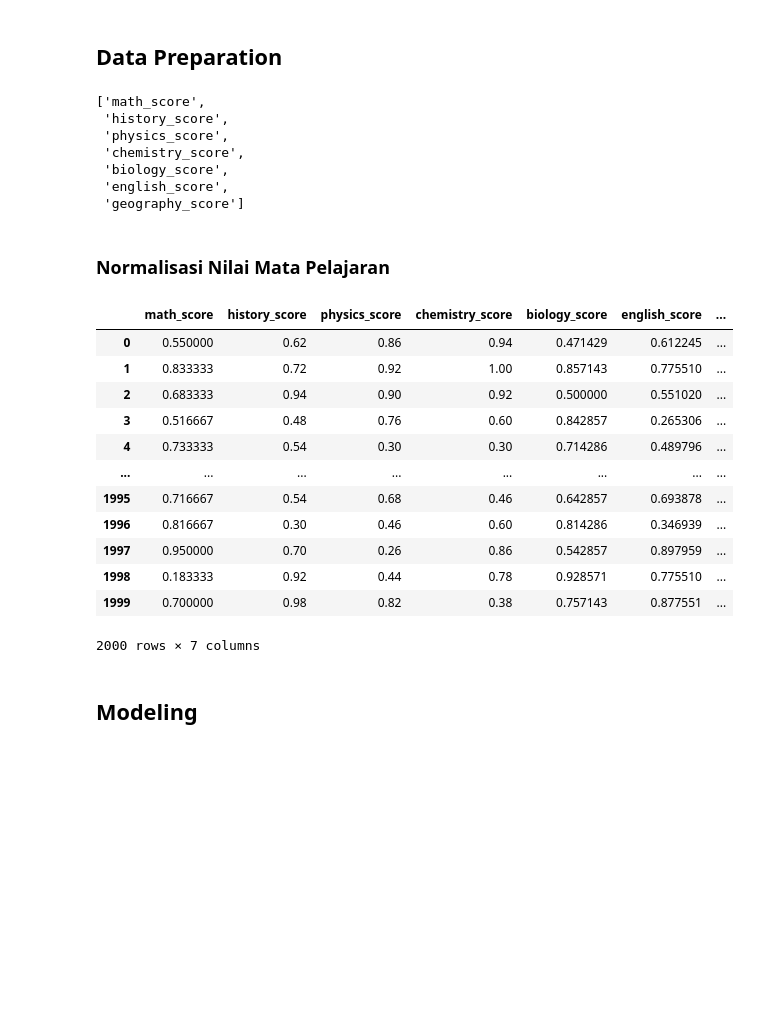
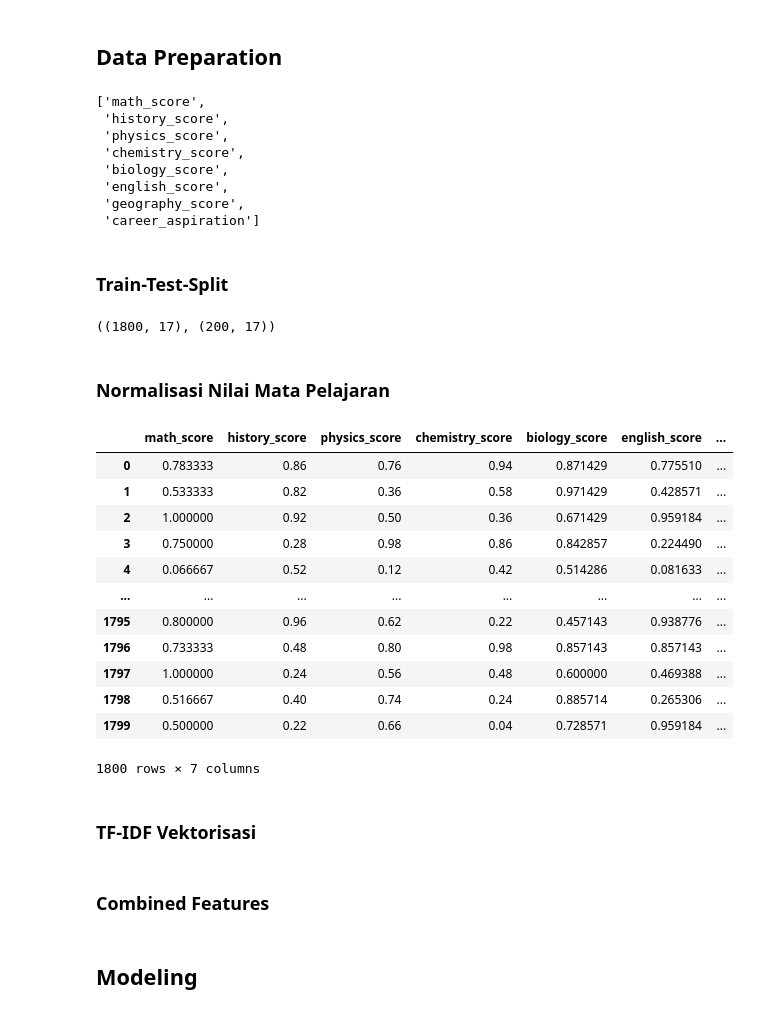
Before and after one commit to akhmad-ardi/Subject_Recommendation_System, a Jupyter notebook: Subject_Recommendation_System.ipynb, the cells around one changed output. Drawn from its saved outputs; the diff is of its cells as text; code cells hidden in the pictures; blank space fills up the shorter version.

Commit message:
Fix model Subject_Recommendation_System

```diff
--- a/Subject_Recommendation_System.ipynb
+++ b/Subject_Recommendation_System.ipynb
@@ -137,7 +137,7 @@ Tidak ada miss value
 # %% [markdown]
 ## Data Preparation
 # %%
-features = subjects.copy()
+features = subjects.copy() + ['career_aspiration']
 
 features
 # %% [output]
@@ -147,26 +147,37 @@ features
  'chemistry_score',
  'biology_score',
  'english_score',
- 'geography_score']
+ 'geography_score',
+ 'career_aspiration']
+# %% [markdown]
+### Train-Test-Split
+# %%
+train, test = train_test_split(df, test_size=0.1, shuffle=True, random_state=42)
+
+train.shape, test.shape
+# %% [output]
+((1800, 17), (200, 17))
 # %% [markdown]
 ### Normalisasi Nilai Mata Pelajaran
 # %%
 # Normalize scores
 scaler = MinMaxScaler()
-df_normalized = scaler.fit_transform(df[features].values)
+df_normalized = scaler.fit_transform(train[subjects].values)
 # %%
-pd.DataFrame(df_normalized, columns=features)
+pd.DataFrame(df_normalized, columns=subjects)
 # %% [output]
 |  | math_score | history_score | physics_score | chemistry_score | biology_score | english_score | ... |
-| 0 | 0.550000 | 0.62 | 0.86 | 0.94 | 0.471429 | 0.612245 | ... |
-| 1 | 0.833333 | 0.72 | 0.92 | 1.00 | 0.857143 | 0.775510 | ... |
-| 2 | 0.683333 | 0.94 | 0.90 | 0.92 | 0.500000 | 0.551020 | ... |
-| 3 | 0.516667 | 0.48 | 0.76 | 0.60 | 0.842857 | 0.265306 | ... |
-| 4 | 0.733333 | 0.54 | 0.30 | 0.30 | 0.714286 | 0.489796 | ... |
+| 0 | 0.783333 | 0.86 | 0.76 | 0.94 | 0.871429 | 0.775510 | ... |
+| 1 | 0.533333 | 0.82 | 0.36 | 0.58 | 0.971429 | 0.428571 | ... |
+| 2 | 1.000000 | 0.92 | 0.50 | 0.36 | 0.671429 | 0.959184 | ... |
+| 3 | 0.750000 | 0.28 | 0.98 | 0.86 | 0.842857 | 0.224490 | ... |
+| 4 | 0.066667 | 0.52 | 0.12 | 0.42 | 0.514286 | 0.081633 | ... |
 | ... | ... | ... | ... | ... | ... | ... | ... |
-| 1995 | 0.716667 | 0.54 | 0.68 | 0.46 | 0.642857 | 0.693878 | ... |
-| 1996 | 0.816667 | 0.30 | 0.46 | 0.60 | 0.814286 | 0.346939 | ... |
-| 1997 | 0.950000 | 0.70 | 0.26 | 0.86 | 0.542857 | 0.897959 | ... |
-| 1998 | 0.183333 | 0.92 | 0.44 | 0.78 | 0.928571 | 0.775510 | ... |
-| 1999 | 0.700000 | 0.98 | 0.82 | 0.38 | 0.757143 | 0.877551 | ... |
+| 1795 | 0.800000 | 0.96 | 0.62 | 0.22 | 0.457143 | 0.938776 | ... |
+| 1796 | 0.733333 | 0.48 | 0.80 | 0.98 | 0.857143 | 0.857143 | ... |
+| 1797 | 1.000000 | 0.24 | 0.56 | 0.48 | 0.600000 | 0.469388 | ... |
+| 1798 | 0.516667 | 0.40 | 0.74 | 0.24 | 0.885714 | 0.265306 | ... |
+| 1799 | 0.500000 | 0.22 | 0.66 | 0.04 | 0.728571 | 0.959184 | ... |
-2000 rows × 7 columns
+1800 rows × 7 columns
+# %% [markdown]
+### TF-IDF Vektorisasi
@@ -172,0 +188,2 @@ pd.DataFrame(df_normalized, columns=features)
+# %% [markdown]
+### Combined Features
```
Also changed, not shown: parts of 10 cells of this notebook.
